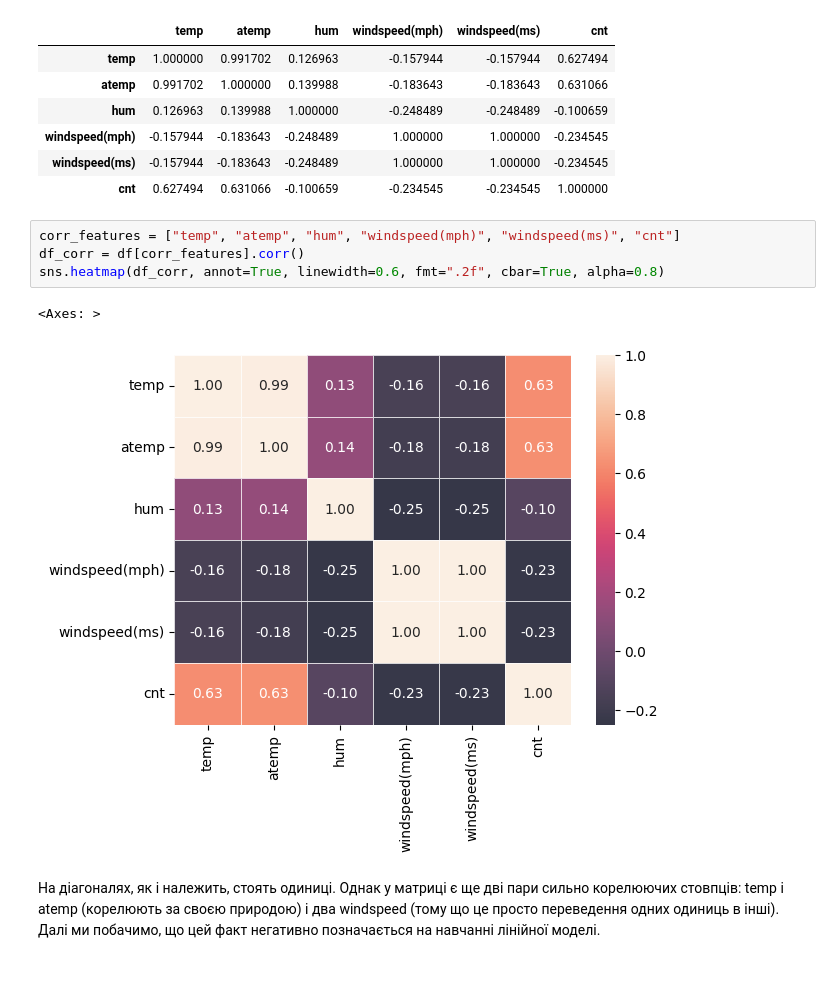
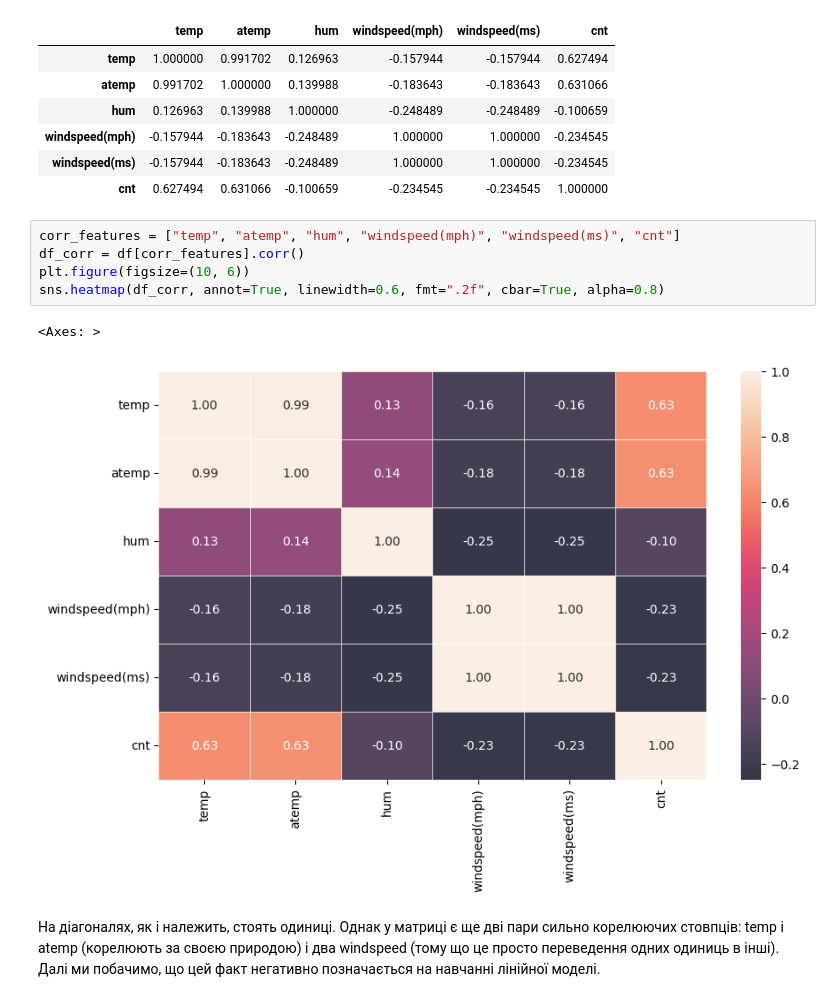
Before and after one commit to KyryloChalov/DS, a Jupyter notebook: HW_04/hw4.ipynb, the cells around one changed output. Drawn from its saved outputs; the diff is of its cells as text; blank space fills up the shorter version.

```diff
--- a/HW_04/hw4.ipynb
+++ b/HW_04/hw4.ipynb
@@ -166,10 +167,11 @@ df[corr_features].corr()
 # %%
 corr_features = ["temp", "atemp", "hum", "windspeed(mph)", "windspeed(ms)", "cnt"]
 df_corr = df[corr_features].corr()
+plt.figure(figsize=(10, 6))
 sns.heatmap(df_corr, annot=True, linewidth=0.6, fmt=".2f", cbar=True, alpha=0.8)
 # %% [output]
 <Axes: >
-[figure, old version]
+[figure, new version]
 # %% [markdown]
 На діагоналях, як і належить, стоять одиниці. Однак у матриці є ще дві пари сильно корелюючих стовпців: temp і atemp (корелюють за своєю природою) і два windspeed (тому що це просто переведення одних одиниць в інші). Далі ми побачимо, що цей факт негативно позначається на навчанні лінійної моделі.
 # %% [markdown]
```
Also changed, not shown: parts of 1 cell of this notebook, 3 other files.
